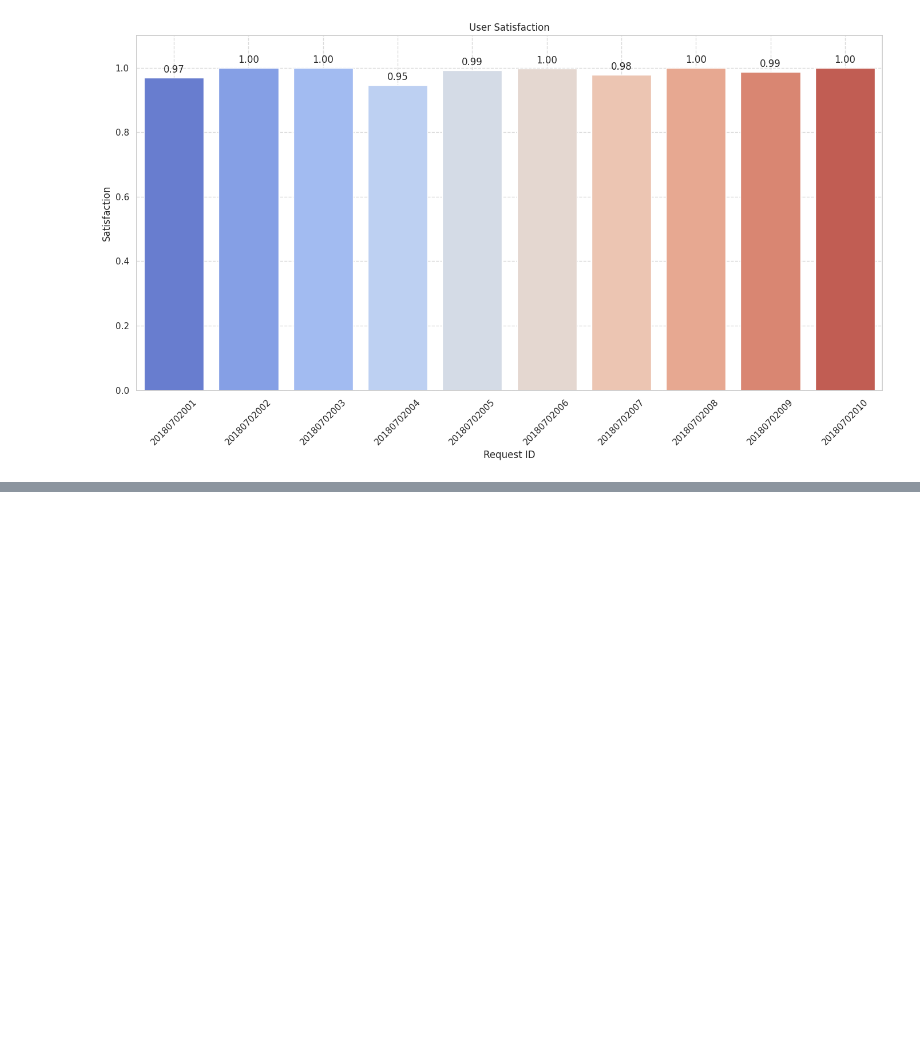
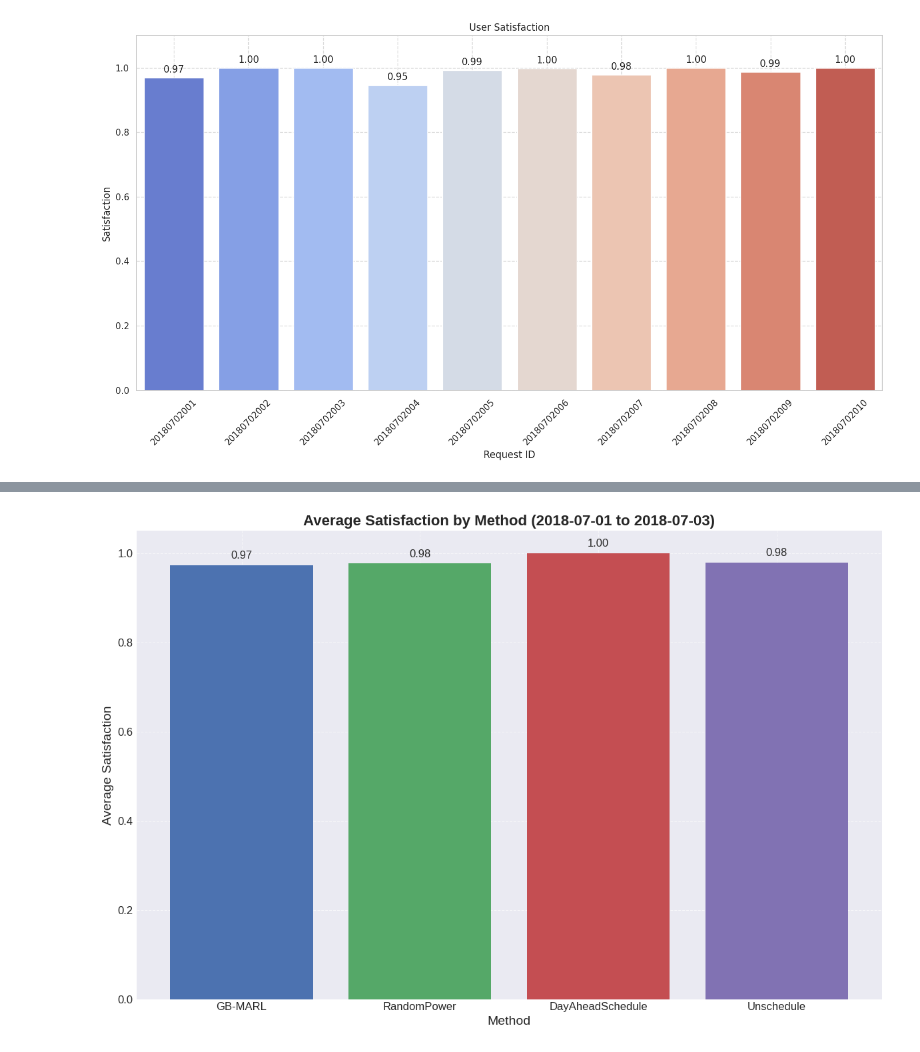
Before and after one commit to carlwang49/MY_WORK, a Jupyter notebook: Evaluation.ipynb, the cells around one changed output, grey strips where cells are left out. Saved outputs shown, nothing was run; the diff lists cells and outputs as text; code cells hidden in the pictures; blank space fills up the shorter version.

```diff
--- a/Evaluation.ipynb
+++ b/Evaluation.ipynb
@@ -245,0 +458,59 @@ Average Satisfaction: 0.99
+# %%
+import pandas as pd
+import matplotlib.pyplot as plt
+from datetime import datetime
+
+# 定義計算滿意程度的函數
+def calculate_satisfaction(df):
+    df['satisfaction'] = df.apply(lambda x: 1 if x['final_soc'] >= x['departure_soc'] else x['final_soc'] / x['departure_soc'], axis=1)
+    df['departure_time'] = pd.to_datetime(df['departure_time'])
+    return df
+
+# 讀取每個方法的 CSV 文件
+MADDPG_file = './Result/MADDPG/312/charging_records.csv'
+Random_file = './Result/RandomPower/14/charging_records.csv'
+DayAhead_file = './Result/DayAheadSchedule/21/charging_records.csv'
+Unschedule_file = './Result/Unschedule/13/charging_records.csv'
+
+methods = [MADDPG_file, Random_file, DayAhead_file, Unschedule_file]
+method_names = ['GB-MARL', 'RandomPower', 'DayAheadSchedule', 'Unschedule']
+data_frames = []
+
+for method in methods:
+    df = pd.read_csv(method)
+    df = calculate_satisfaction(df)
+    data_frames.append(df)
+
+# 選定的日期範圍
+start_date = datetime(2018, 7, 1)
+end_date = datetime(2018, 7, 3)
+
+# 計算每個方法的平均滿意程度
+avg_satisfaction = []
+
+for df in data_frames:
+    df_filtered = df[(df['departure_time'] >= start_date) & (df['departure_time'] <= end_date)]
+    avg_satisfaction.append(df_filtered['satisfaction'].mean())
+
+# 繪製每個方法的平均滿意程度
+plt.figure(figsize=(12, 8))
+bars = plt.bar(method_names, avg_satisfaction, color=['#4C72B0', '#55A868', '#C44E52', '#8172B3'])
+
+# 添加標籤和圖例
+plt.xlabel('Method', fontsize=14)
+plt.ylabel('Average Satisfaction', fontsize=14)
+plt.title(f'Average Satisfaction by Method ({start_date.date()} to {end_date.date()})', fontsize=16, fontweight='bold')
+plt.grid(True, linestyle='--', alpha=0.6)
+
+# 顯示平均滿意度在每個柱子上方
+for bar in bars:
+    yval = bar.get_height()
+    plt.text(bar.get_x() + bar.get_width()/2, yval + 0.01 * yval, f'{yval:.2f}', ha='center', va='bottom', fontsize=12)
+
+plt.xticks(fontsize=12)
+plt.yticks(fontsize=12)
+plt.tight_layout()
+
+plt.show()
+# %% [output]
+[figure, added]
```
Also changed, not shown: parts of 7 cells of this notebook, 15 other files.
